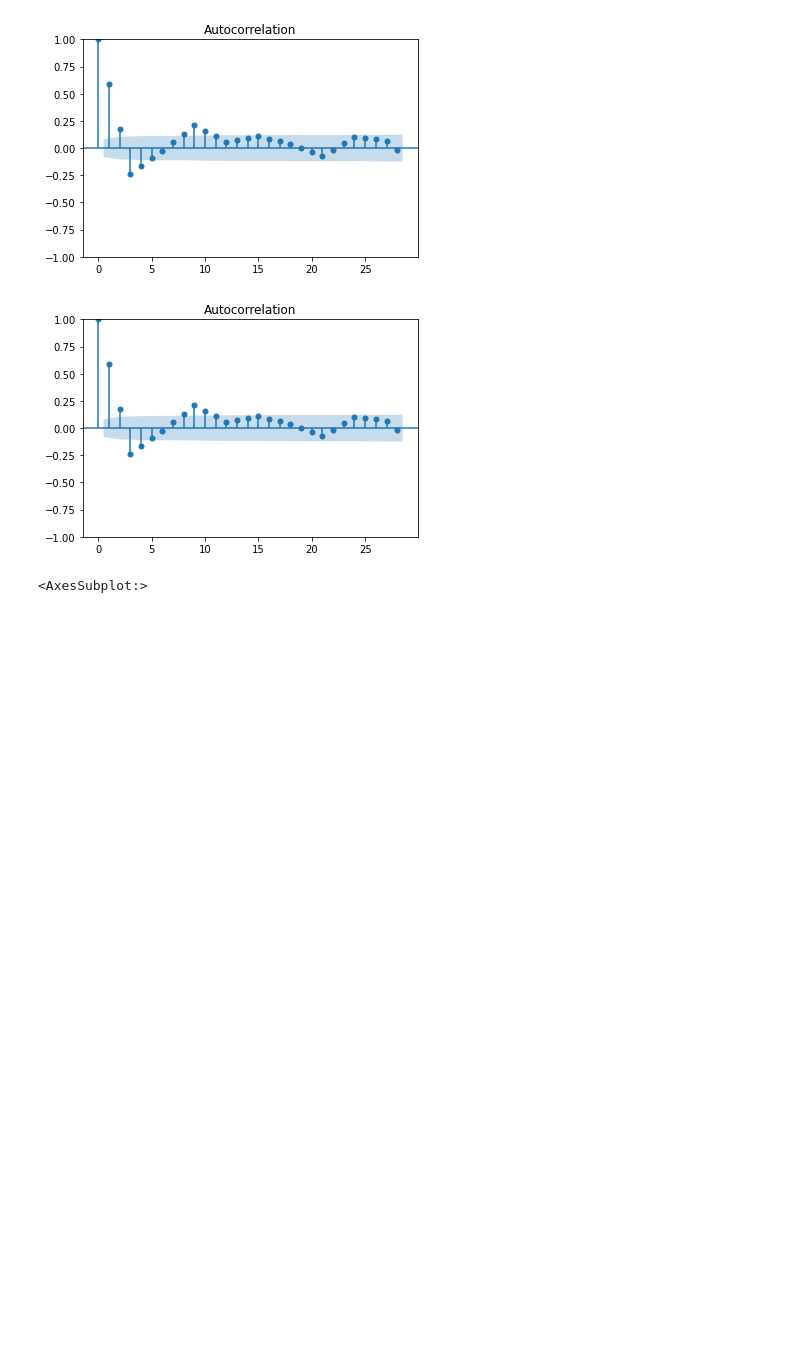
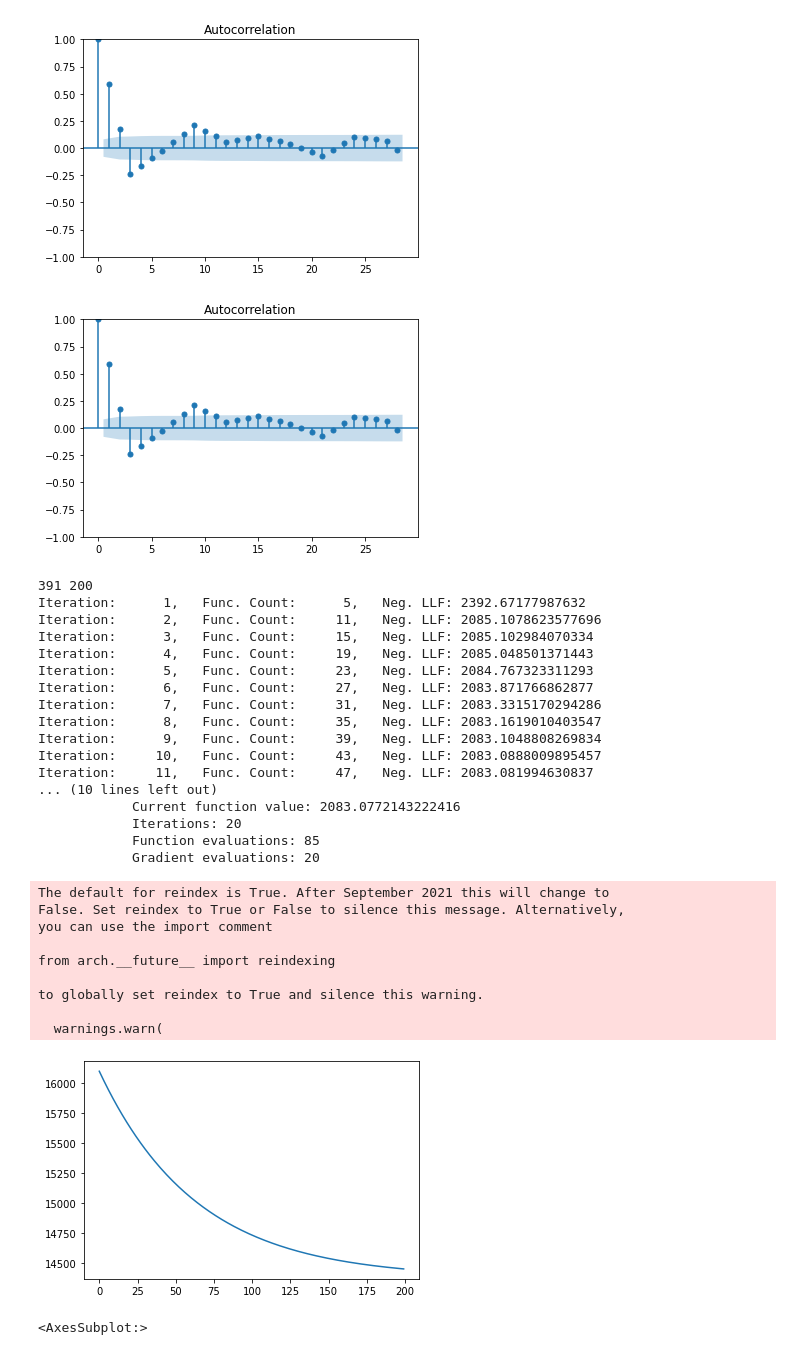
Before and after one commit to hsdistefa/mas-thesis, a Jupyter notebook: EDA.ipynb, the cells around one changed output. Cells and saved outputs as stored; diff of their text form; code cells hidden in the pictures; blank space fills up the shorter version.

Commit message:
Added Simple GARCH Volatility Forecasting Model

```diff
--- a/EDA.ipynb
+++ b/EDA.ipynb
@@ -362,3 +363,51 @@ sm.graphics.tsa.plot_acf(price_diff)
 # %% [output]
 [figure]
 [figure]
+# %%
+# Try a simple GARCH model
+# Autoregressivice Conditional Heteroskedasticity
+# Used to predict volatility
+
+# Zero mean for model
+price_diff = price_diff - price_diff.mean()
+
+TEST_SIZE = 200
+train, test = price_diff[:-TEST_SIZE], price_diff[-TEST_SIZE:]
+print(len(train), len(test))
+
+# TODO: experiment with p, q values (lag order of symmetric innovation, lagged volatility respectively)
+# AIC is recommended for forecasting, BIC for explanatory modeling
+model = arch_model(train, mean='Zero', vol='GARCH', p=1, q=1, rescale=True)  # Auto rescale values for optimizer
+fitted = model.fit()
+
+yhat = fitted.forecast(horizon=TEST_SIZE)
+plt.plot(yhat.variance.values[-1, :])
+plt.show()
+# %% [output]
+391 200
+Iteration:      1,   Func. Count:      5,   Neg. LLF: 2392.67177987632
+Iteration:      2,   Func. Count:     11,   Neg. LLF: 2085.1078623577696
+Iteration:      3,   Func. Count:     15,   Neg. LLF: 2085.102984070334
+Iteration:      4,   Func. Count:     19,   Neg. LLF: 2085.048501371443
+Iteration:      5,   Func. Count:     23,   Neg. LLF: 2084.767323311293
+Iteration:      6,   Func. Count:     27,   Neg. LLF: 2083.871766862877
+Iteration:      7,   Func. Count:     31,   Neg. LLF: 2083.3315170294286
+Iteration:      8,   Func. Count:     35,   Neg. LLF: 2083.1619010403547
+Iteration:      9,   Func. Count:     39,   Neg. LLF: 2083.1048808269834
+Iteration:     10,   Func. Count:     43,   Neg. LLF: 2083.0888009895457
+Iteration:     11,   Func. Count:     47,   Neg. LLF: 2083.081994630837
+... (10 lines left out)
+            Current function value: 2083.0772143222416
+            Iterations: 20
+            Function evaluations: 85
+            Gradient evaluations: 20
+The default for reindex is True. After September 2021 this will change to
+False. Set reindex to True or False to silence this message. Alternatively,
+you can use the import comment
+
+from arch.__future__ import reindexing
+
+to globally set reindex to True and silence this warning.
+
+  warnings.warn(
+[figure, added]
```
Also changed, not shown: parts of 2 cells of this notebook, 1 other file.
